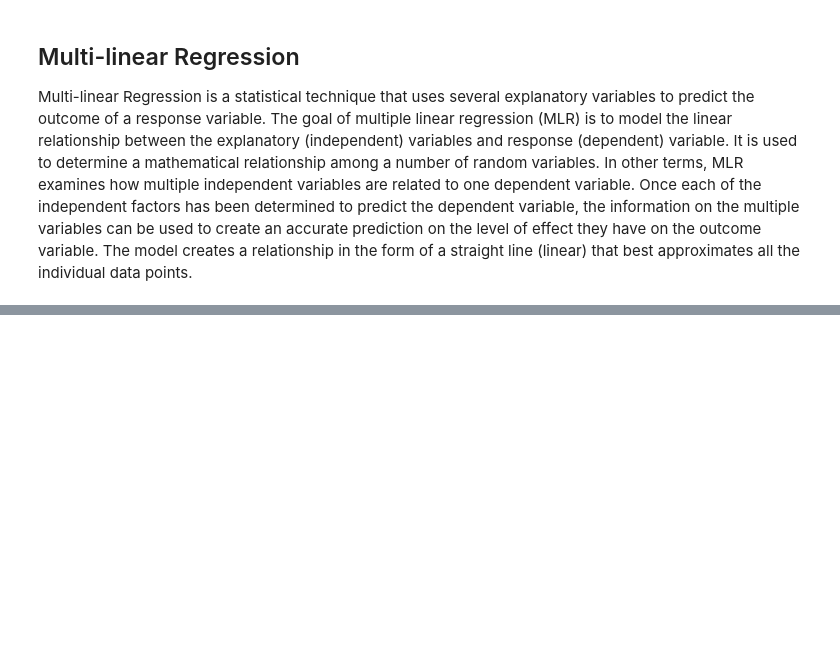
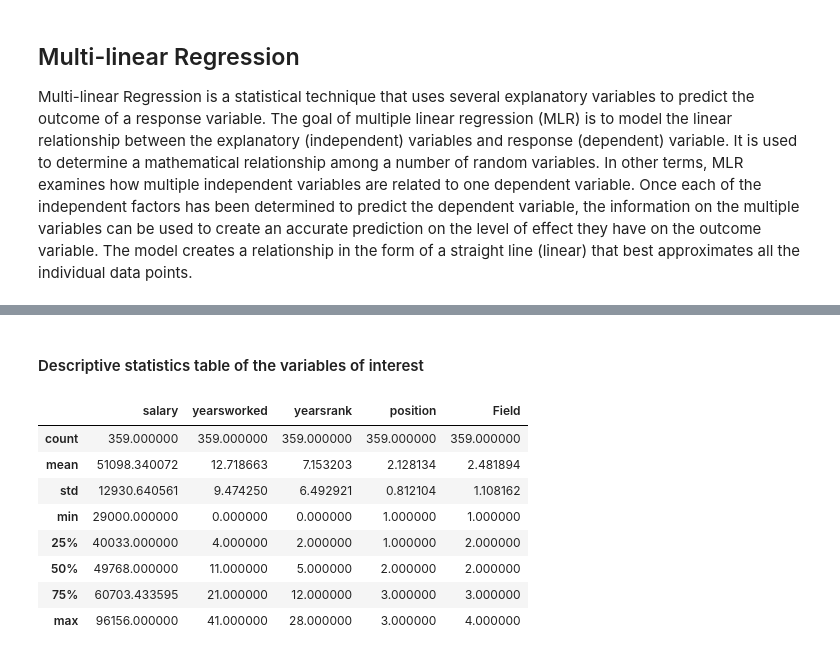
Before and after one commit to Sibusiso1995/Multi-linear-Regression, a Jupyter notebook: Untitled.ipynb, the cells around one changed output, grey strips where cells are left out. Cells and saved outputs as stored; diff of their text form; code cells hidden in the pictures; blank space fills up the shorter version.

```diff
--- a/Untitled.ipynb
+++ b/Untitled.ipynb
@@ -74,0 +71,16 @@ plt.show()
+# %% [markdown]
+####  Descriptive statistics table of the variables of interest
+# %%
+#descriptive statistics
+df3 = x_train[['salary','yearsworked','yearsrank','position','Field']].describe()
+df3
+# %% [output]
+|  | salary | yearsworked | yearsrank | position | Field |
+| count | 359.000000 | 359.000000 | 359.000000 | 359.000000 | 359.000000 |
+| mean | 51098.340072 | 12.718663 | 7.153203 | 2.128134 | 2.481894 |
+| std | 12930.640561 | 9.474250 | 6.492921 | 0.812104 | 1.108162 |
+| min | 29000.000000 | 0.000000 | 0.000000 | 1.000000 | 1.000000 |
+| 25% | 40033.000000 | 4.000000 | 2.000000 | 1.000000 | 2.000000 |
+| 50% | 49768.000000 | 11.000000 | 5.000000 | 2.000000 | 2.000000 |
+| 75% | 60703.433595 | 21.000000 | 12.000000 | 3.000000 | 3.000000 |
+| max | 96156.000000 | 41.000000 | 28.000000 | 3.000000 | 4.000000 |
```
Also changed, not shown: parts of 20 cells of this notebook.
